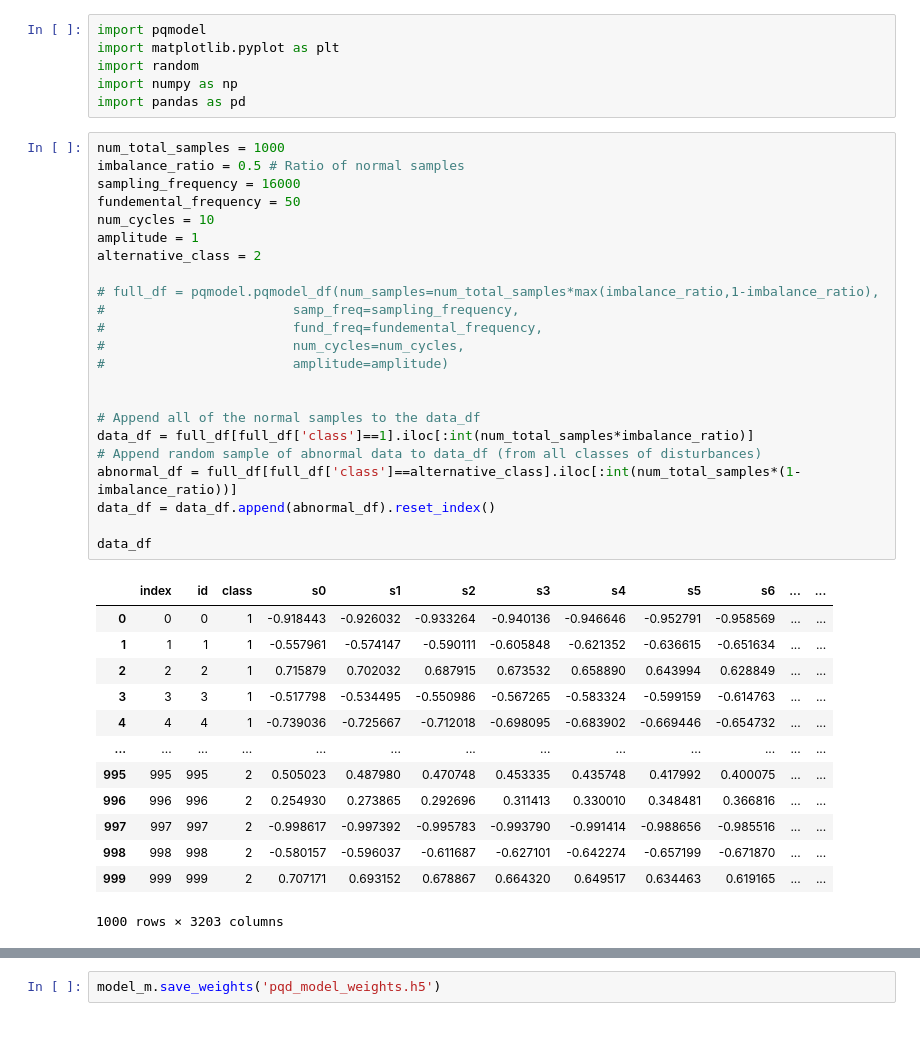
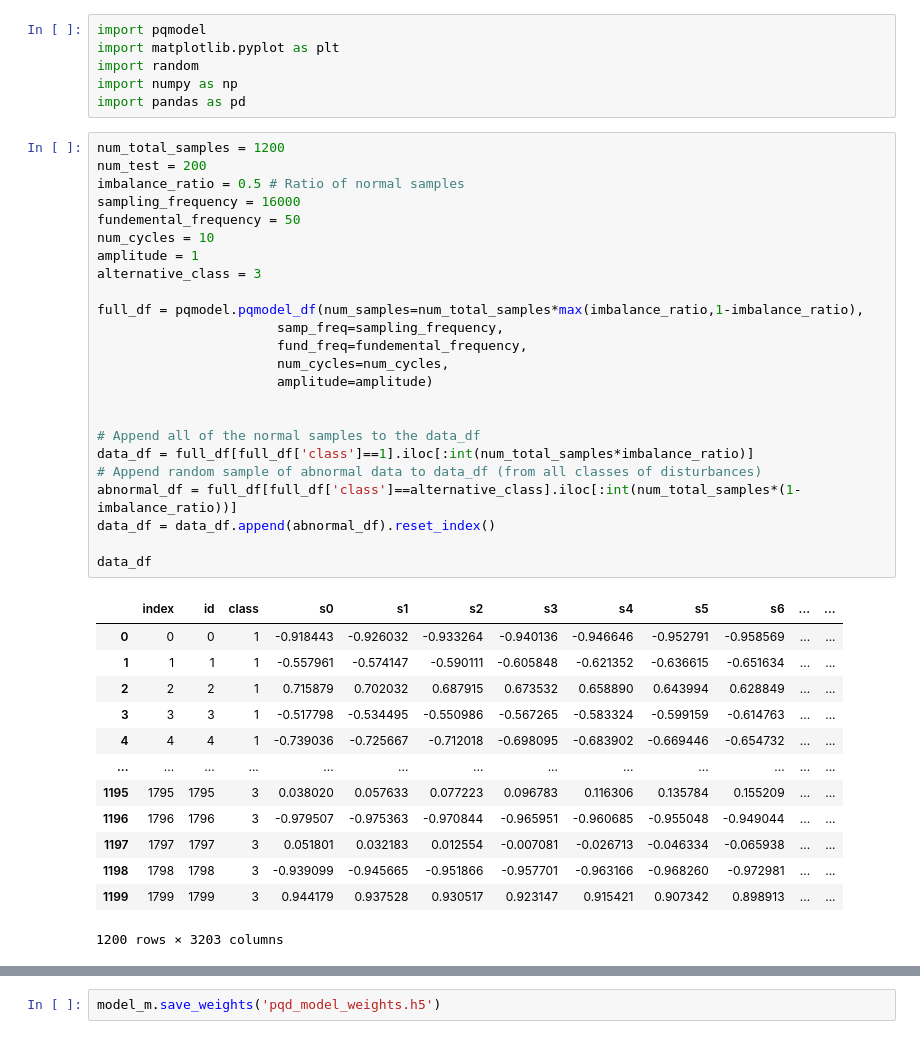
Before and after one commit to gradylynn/pqd-detection-cnn, a Jupyter notebook: Model Test.ipynb, the cells around one changed output, grey strips where cells are left out. Cells and saved outputs as stored; diff of their text form.

```diff
--- a/Model Test.ipynb
+++ b/Model Test.ipynb
@@ -5,40 +5,41 @@ import random
 import numpy as np
 import pandas as pd
 # %%
-num_total_samples = 1000
+num_total_samples = 1200
+num_test = 200
 imbalance_ratio = 0.5 # Ratio of normal samples
 sampling_frequency = 16000
 fundemental_frequency = 50
 num_cycles = 10
 amplitude = 1
-alternative_class = 2
+alternative_class = 3
 
-# full_df = pqmodel.pqmodel_df(num_samples=num_total_samples*max(imbalance_ratio,1-imbalance_ratio),
-#                        samp_freq=sampling_frequency,
-#                        fund_freq=fundemental_frequency,
-#                        num_cycles=num_cycles,
-#                        amplitude=amplitude)
+full_df = pqmodel.pqmodel_df(num_samples=num_total_samples*max(imbalance_ratio,1-imbalance_ratio),
+                       samp_freq=sampling_frequency,
+                       fund_freq=fundemental_frequency,
+                       num_cycles=num_cycles,
+                       amplitude=amplitude)
 
 
 # Append all of the normal samples to the data_df
 data_df = full_df[full_df['class']==1].iloc[:int(num_total_samples*imbalance_ratio)]
 # Append random sample of abnormal data to data_df (from all classes of disturbances)
 abnormal_df = full_df[full_df['class']==alternative_class].iloc[:int(num_total_samples*(1-imbalance_ratio))]
 data_df = data_df.append(abnormal_df).reset_index()
 
 data_df
 # %% [output]
 |  | index | id | class | s0 | s1 | s2 | s3 | s4 | s5 | s6 | ... | ... |
 | 0 | 0 | 0 | 1 | -0.918443 | -0.926032 | -0.933264 | -0.940136 | -0.946646 | -0.952791 | -0.958569 | ... | ... |
 | 1 | 1 | 1 | 1 | -0.557961 | -0.574147 | -0.590111 | -0.605848 | -0.621352 | -0.636615 | -0.651634 | ... | ... |
 | 2 | 2 | 2 | 1 | 0.715879 | 0.702032 | 0.687915 | 0.673532 | 0.658890 | 0.643994 | 0.628849 | ... | ... |
 | 3 | 3 | 3 | 1 | -0.517798 | -0.534495 | -0.550986 | -0.567265 | -0.583324 | -0.599159 | -0.614763 | ... | ... |
 | 4 | 4 | 4 | 1 | -0.739036 | -0.725667 | -0.712018 | -0.698095 | -0.683902 | -0.669446 | -0.654732 | ... | ... |
 | ... | ... | ... | ... | ... | ... | ... | ... | ... | ... | ... | ... | ... |
-| 995 | 995 | 995 | 2 | 0.505023 | 0.487980 | 0.470748 | 0.453335 | 0.435748 | 0.417992 | 0.400075 | ... | ... |
-| 996 | 996 | 996 | 2 | 0.254930 | 0.273865 | 0.292696 | 0.311413 | 0.330010 | 0.348481 | 0.366816 | ... | ... |
-| 997 | 997 | 997 | 2 | -0.998617 | -0.997392 | -0.995783 | -0.993790 | -0.991414 | -0.988656 | -0.985516 | ... | ... |
-| 998 | 998 | 998 | 2 | -0.580157 | -0.596037 | -0.611687 | -0.627101 | -0.642274 | -0.657199 | -0.671870 | ... | ... |
-| 999 | 999 | 999 | 2 | 0.707171 | 0.693152 | 0.678867 | 0.664320 | 0.649517 | 0.634463 | 0.619165 | ... | ... |
+| 1195 | 1795 | 1795 | 3 | 0.038020 | 0.057633 | 0.077223 | 0.096783 | 0.116306 | 0.135784 | 0.155209 | ... | ... |
+| 1196 | 1796 | 1796 | 3 | -0.979507 | -0.975363 | -0.970844 | -0.965951 | -0.960685 | -0.955048 | -0.949044 | ... | ... |
+| 1197 | 1797 | 1797 | 3 | 0.051801 | 0.032183 | 0.012554 | -0.007081 | -0.026713 | -0.046334 | -0.065938 | ... | ... |
+| 1198 | 1798 | 1798 | 3 | -0.939099 | -0.945665 | -0.951866 | -0.957701 | -0.963166 | -0.968260 | -0.972981 | ... | ... |
+| 1199 | 1799 | 1799 | 3 | 0.944179 | 0.937528 | 0.930517 | 0.923147 | 0.915421 | 0.907342 | 0.898913 | ... | ... |
-1000 rows × 3203 columns
+1200 rows × 3203 columns
 # %%
```
Also changed, not shown: parts of 8 cells of this notebook.
